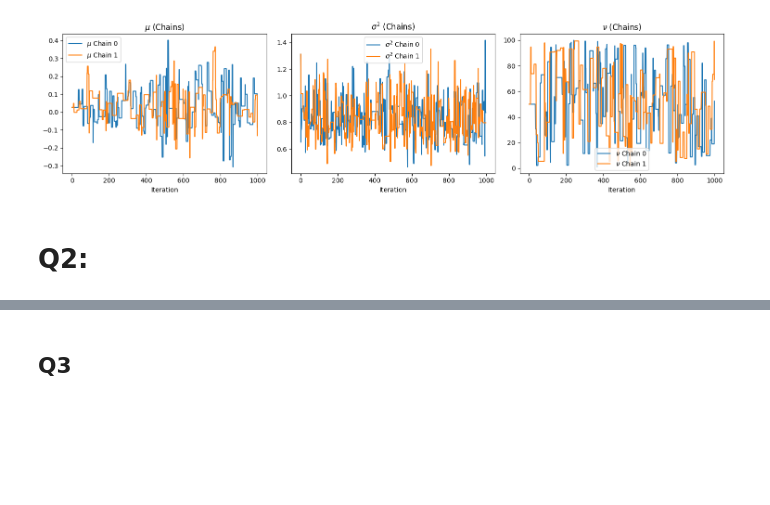
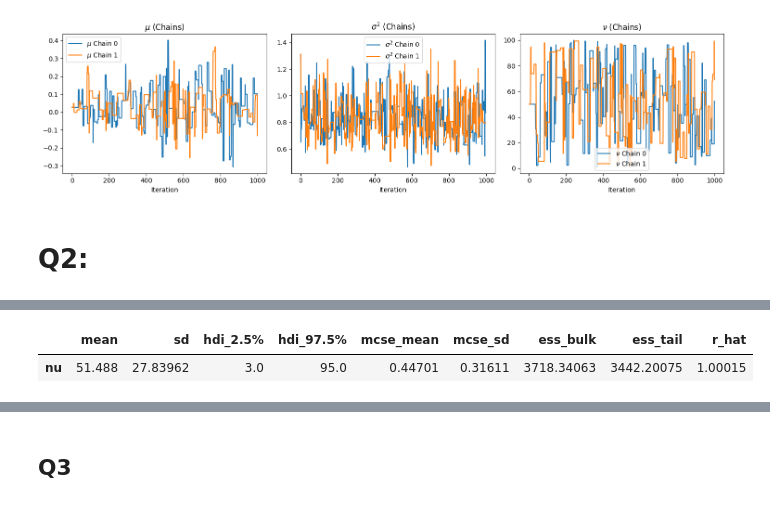
Before and after one commit to thu2912/HW6-Sta365, a Jupyter notebook: HW6.ipynb, the cells around one changed output, grey strips where cells are left out. Drawn from its saved outputs; the diff is of its cells as text; code cells hidden in the pictures; blank space fills up the shorter version.

```diff
--- a/HW6.ipynb
+++ b/HW6.ipynb
@@ -224,0 +200,5 @@ However since prior v in this case is a discrete uniform distribution so increas
+# %%
+az.summary(idata2.posterior['nu'], round_to=5, hdi_prob=0.95)
+# %% [output]
+|  | mean | sd | hdi_2.5% | hdi_97.5% | mcse_mean | mcse_sd | ess_bulk | ess_tail | r_hat |
+| nu | 51.488 | 27.83962 | 3.0 | 95.0 | 0.44701 | 0.31611 | 3718.34063 | 3442.20075 | 1.00015 |
```
Also changed, not shown: parts of 12 cells of this notebook.
